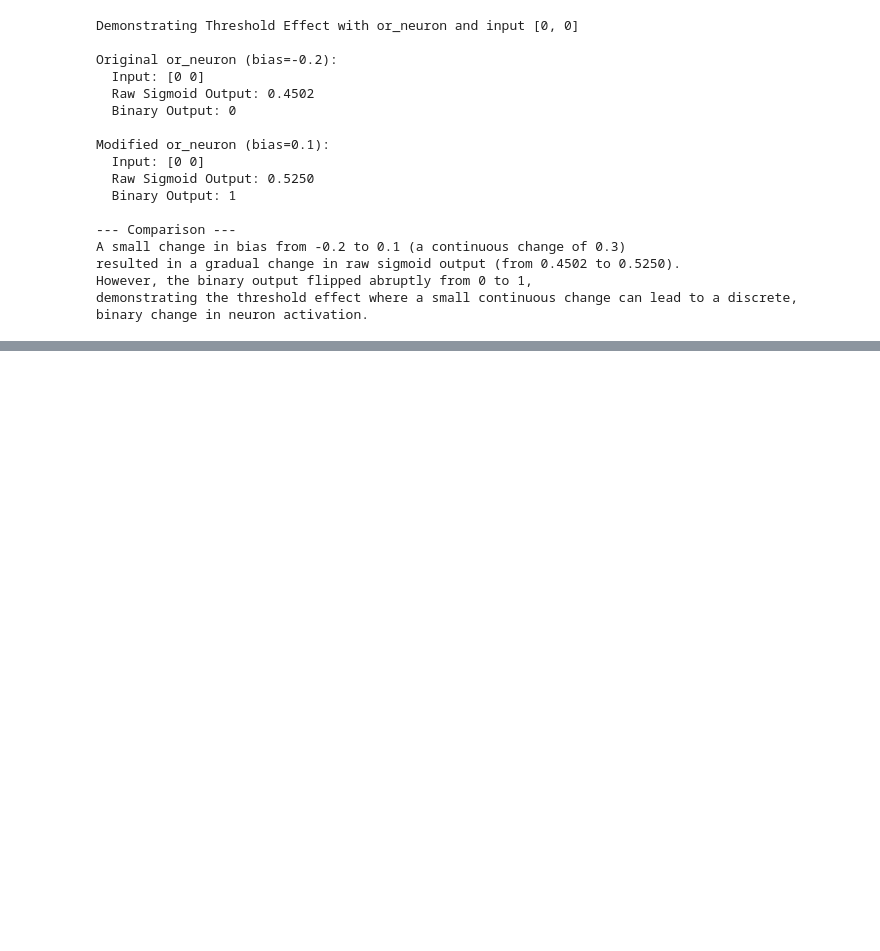
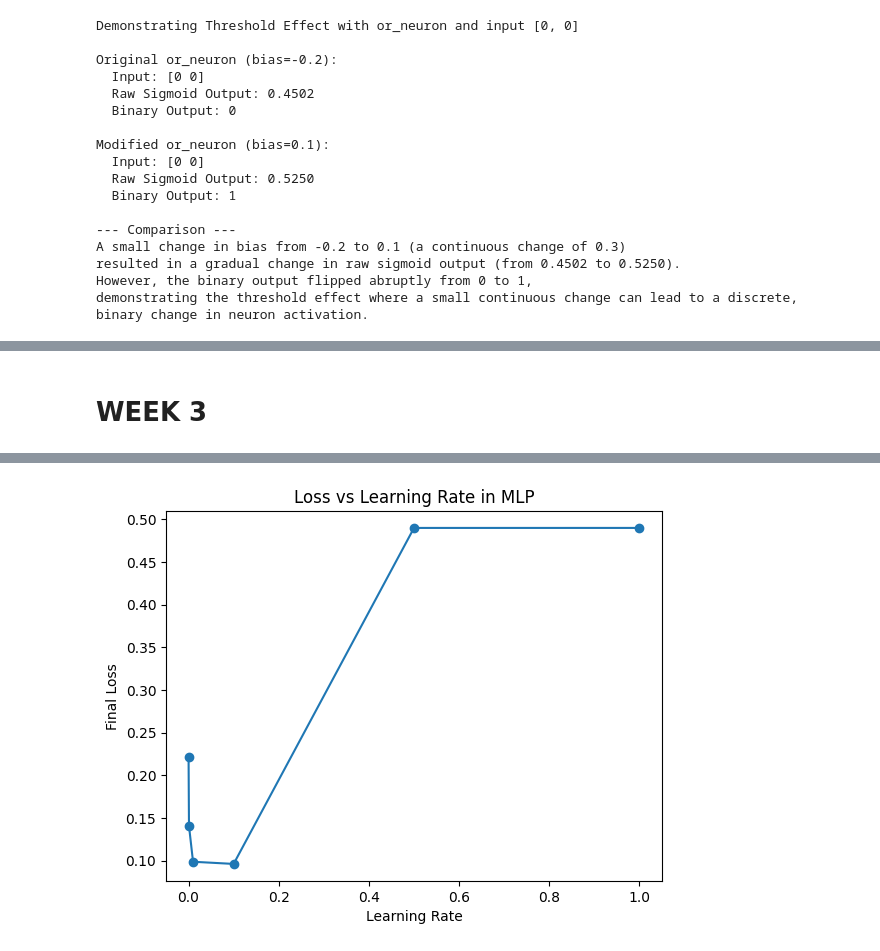
Before and after one commit to Akshatha-Gadasandula/DL_LAB, a Jupyter notebook: DL_WEEK2.ipynb, the cells around one changed output, grey strips where cells are left out. Cells and saved outputs as stored; diff of their text form; code cells hidden in the pictures; blank space fills up the shorter version.

```diff
--- a/DL_WEEK2.ipynb
+++ b/DL_WEEK2.ipynb
@@ -148,0 +390,78 @@ demonstrating the threshold effect where a small continuous change can lead to a
+# %% [markdown]
+# WEEK 3
+# %%
+#QUESTION 9
+import numpy as np
+import matplotlib.pyplot as plt
+from sklearn.datasets import make_classification
+from sklearn.preprocessing import StandardScaler
+
+X, y = make_classification(n_samples=200,
+                           n_features=2,
+                           n_informative=2,
+                           n_redundant=0,
+                           random_state=1)
+
+y = y.reshape(-1,1)
+
+scaler = StandardScaler()
+X = scaler.fit_transform(X)
+
+
+def sigmoid(z):
+    return 1/(1+np.exp(-z))
+
+
+def loss(y, yhat):
+    return np.mean((y - yhat)**2)
+
+
+class MLP:
+
+    def __init__(self, lr):
+
+        self.lr = lr
+
+        self.w1 = np.random.randn(2,4)
+        self.b1 = np.random.randn(1,4)
+
+        self.w2 = np.random.randn(4,1)
+        self.b2 = np.random.randn(1,1)
+
+    def train(self, X, y, epochs=200):
+
+        for _ in range(epochs):
+
+            h = sigmoid(X @ self.w1 + self.b1)
+            yhat = sigmoid(h @ self.w2 + self.b2)
+
+            d2 = (yhat - y) * yhat*(1-yhat)
+            d1 = (d2 @ self.w2.T) * h*(1-h)
+
+            self.w2 -= self.lr * h.T @ d2
+            self.b2 -= self.lr * np.sum(d2, axis=0)
+
+            self.w1 -= self.lr * X.T @ d1
+            self.b1 -= self.lr * np.sum(d1, axis=0)
+
+        final_loss = loss(y, yhat)
+        return final_loss
+
+
+learning_rates = [0.0001, 0.001, 0.01, 0.1, 0.5, 1]
+
+loss_values = []
+
+for lr in learning_rates:
+    model = MLP(lr)
+    l = model.train(X, y)
+    loss_values.append(l)
+    print("LR =", lr, "Loss =", l)
+
+
+plt.plot(learning_rates, loss_values, marker='o')
+plt.xlabel("Learning Rate")
+plt.ylabel("Final Loss")
+plt.title("Loss vs Learning Rate in MLP")
+plt.show()
+# %% [output]
@@ -148,0 +474 @@ demonstrating the threshold effect where a small continuous change can lead to a
+[figure, added]
```
Also changed, not shown: parts of 15 cells of this notebook.
